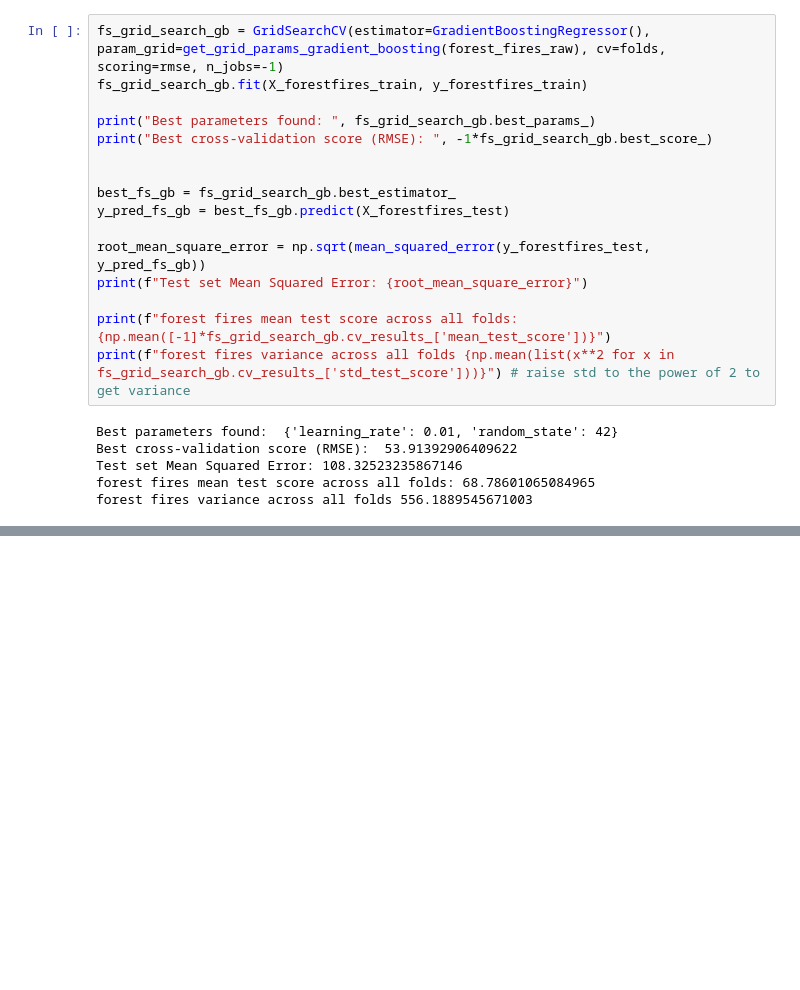
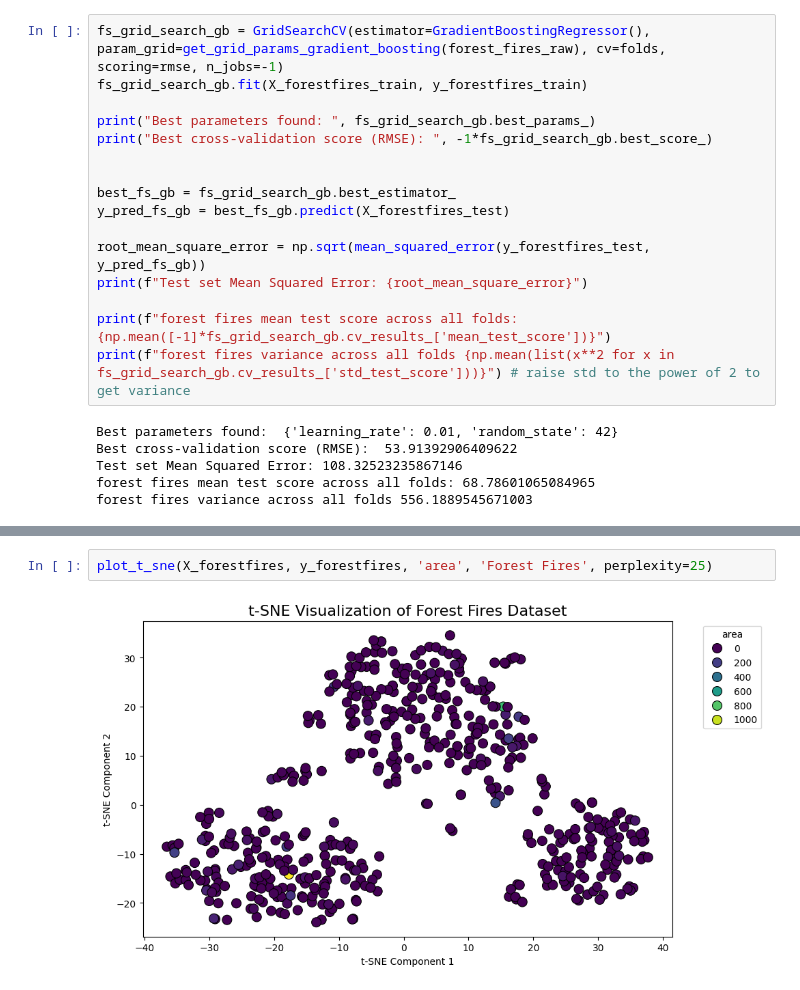
Before and after one commit to niiquaye/ECE457B, a Jupyter notebook: W25-asg2/assignment.ipynb, the cells around one changed output, grey strips where cells are left out. Saved outputs shown, nothing was run; the diff lists cells and outputs as text; blank space fills up the shorter version.

```diff
--- a/W25-asg2/assignment.ipynb
+++ b/W25-asg2/assignment.ipynb
@@ -431,0 +468,4 @@ forest fires variance across all folds 556.1889545671003
+# %%
+plot_t_sne(X_forestfires, y_forestfires, 'area', 'Forest Fires', perplexity=25)
+# %% [output]
+[figure, added]
```
Also changed, not shown: parts of 6 cells of this notebook.
